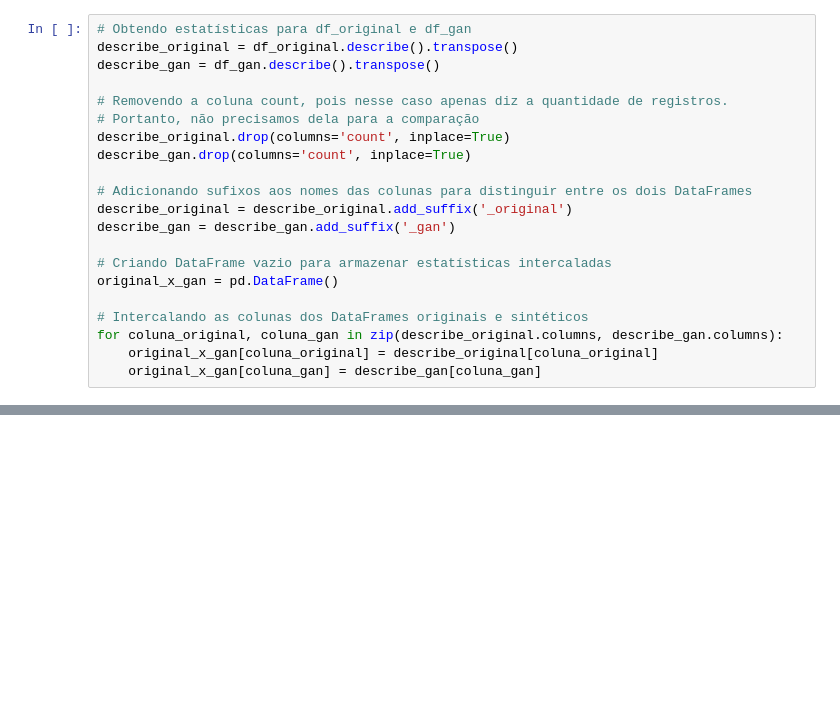
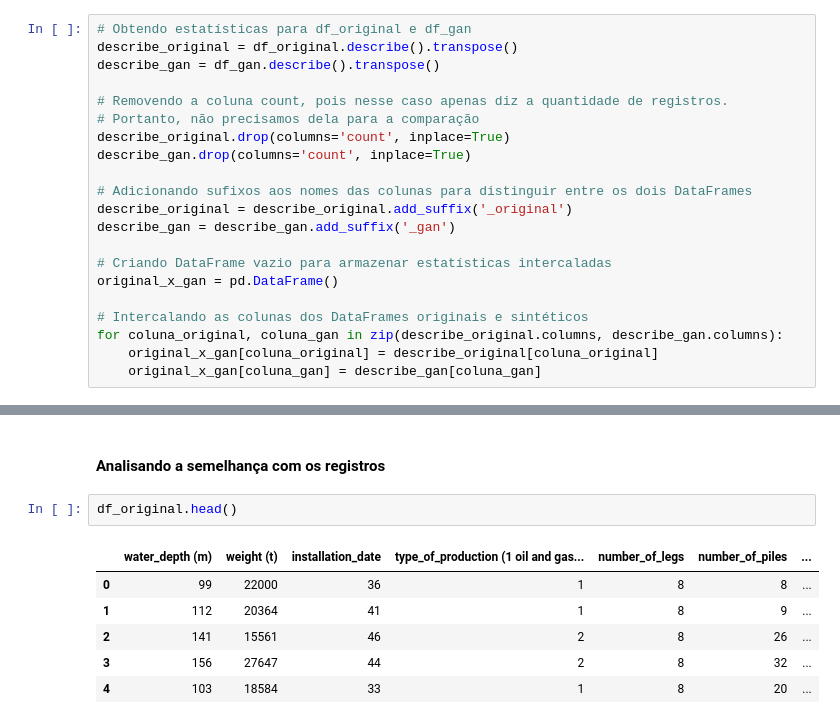
Before and after one commit to JailonWilliam/offshore-platform-decommissioning, a Jupyter notebook: notebooks/main.ipynb, the cells around one changed output, grey strips where cells are left out. Saved outputs shown, nothing was run; the diff lists cells and outputs as text; blank space fills up the shorter version.

```diff
--- a/notebooks/main.ipynb
+++ b/notebooks/main.ipynb
@@ -99,0 +203,11 @@ original_x_gan.head(25)
+# %% [markdown]
+#### Analisando a semelhança com os registros
+# %%
+df_original.head()
+# %% [output]
+|  | water_depth (m) | weight (t) | installation_date | type_of_production (1 oil and gas... | number_of_legs | number_of_piles | ... |
+| 0 | 99 | 22000 | 36 | 1 | 8 | 8 | ... |
+| 1 | 112 | 20364 | 41 | 1 | 8 | 9 | ... |
+| 2 | 141 | 15561 | 46 | 2 | 8 | 26 | ... |
+| 3 | 156 | 27647 | 44 | 2 | 8 | 32 | ... |
+| 4 | 103 | 18584 | 33 | 1 | 8 | 20 | ... |
```
Also changed, not shown: parts of 16 cells of this notebook, 2 other files.
